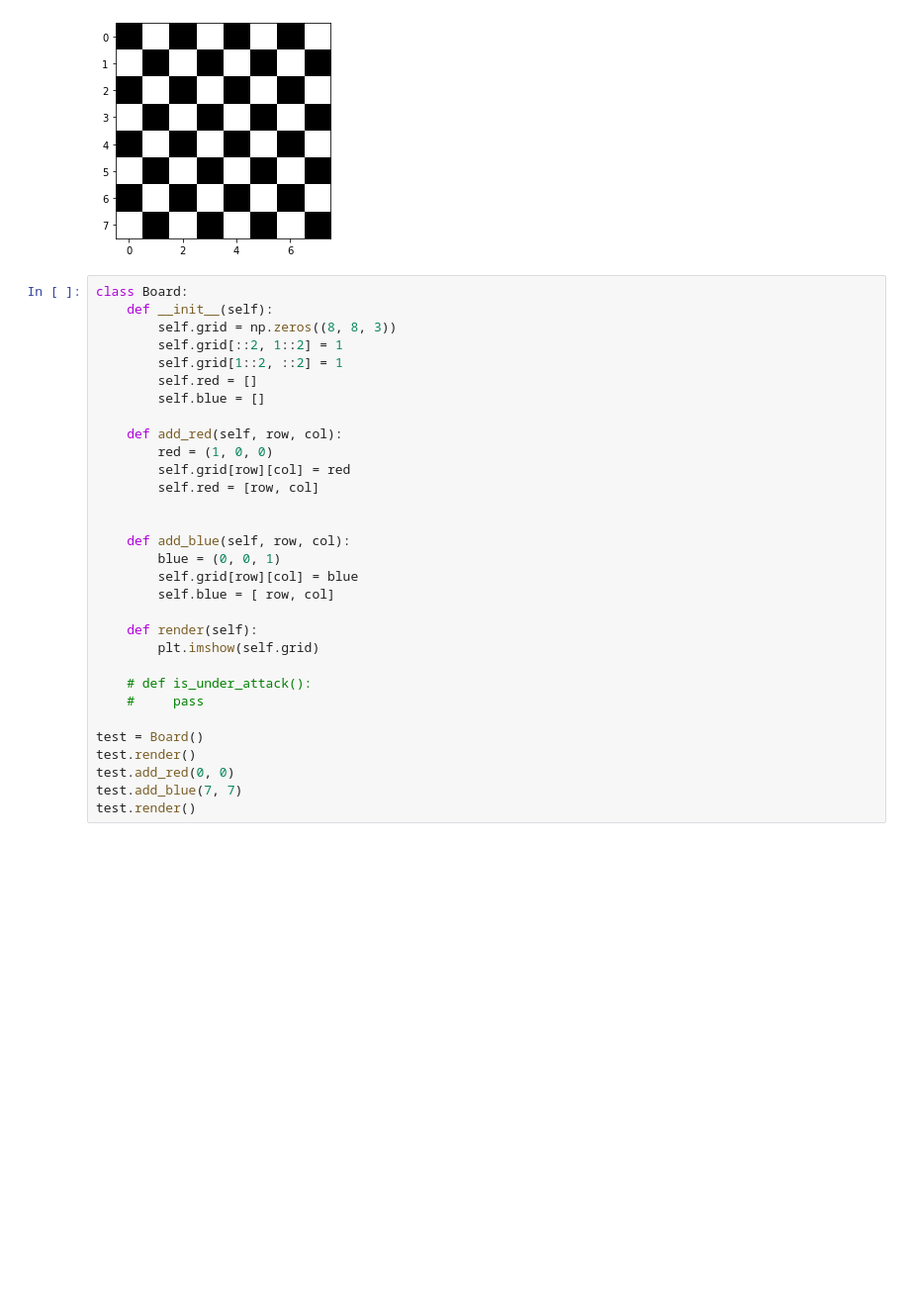
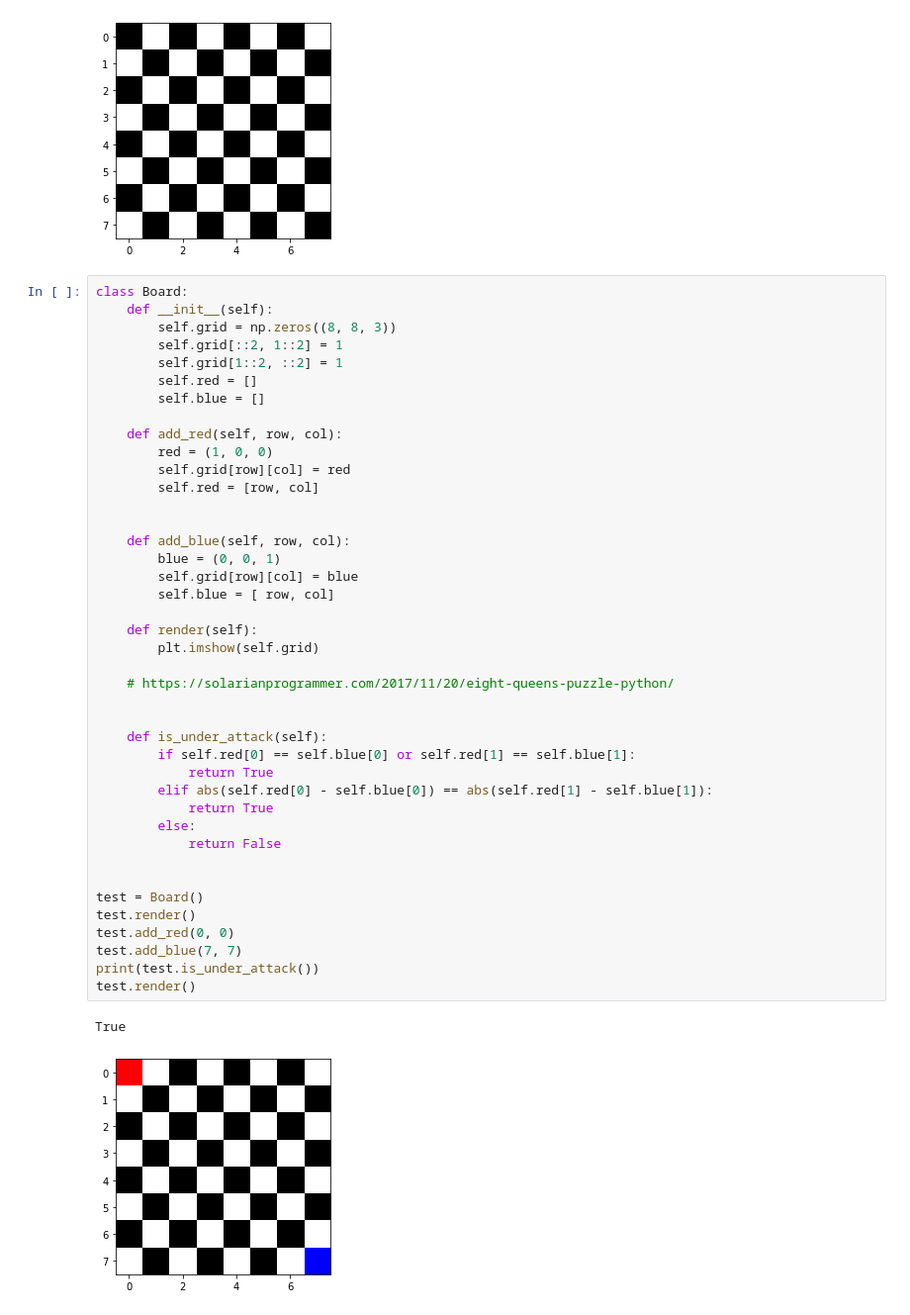
Before and after one commit to louiscaruso/chess-board, a Jupyter notebook: chess_board.ipynb, the cells around one changed output. Shown at 99% size. Cells and saved outputs as stored; diff of their text form; blank space fills up the shorter version.

Commit message:
tests added, bug fixed

```diff
--- a/chess_board.ipynb
+++ b/chess_board.ipynb
@@ -17,31 +17,44 @@ plt.imshow(grid)
 # %%
 class Board:
     def __init__(self):
         self.grid = np.zeros((8, 8, 3))
         self.grid[::2, 1::2] = 1
         self.grid[1::2, ::2] = 1
         self.red = []
         self.blue = []
 
     def add_red(self, row, col):
         red = (1, 0, 0)
         self.grid[row][col] = red
         self.red = [row, col]
 
 
     def add_blue(self, row, col):
         blue = (0, 0, 1)
         self.grid[row][col] = blue
         self.blue = [ row, col]
 
     def render(self):
         plt.imshow(self.grid)
 
-    # def is_under_attack():
-    #     pass
+    # https://solarianprogrammer.com/2017/11/20/eight-queens-puzzle-python/
+
+
+    def is_under_attack(self):
+        if self.red[0] == self.blue[0] or self.red[1] == self.blue[1]:
+            return True
+        elif abs(self.red[0] - self.blue[0]) == abs(self.red[1] - self.blue[1]):
+            return True
+        else:
+            return False
+
 
 test = Board()
 test.render()
 test.add_red(0, 0)
 test.add_blue(7, 7)
+print(test.is_under_attack())
 test.render()
+# %% [output]
+True
+[figure, added]
```
Also changed, not shown: parts of 4 cells of this notebook.
